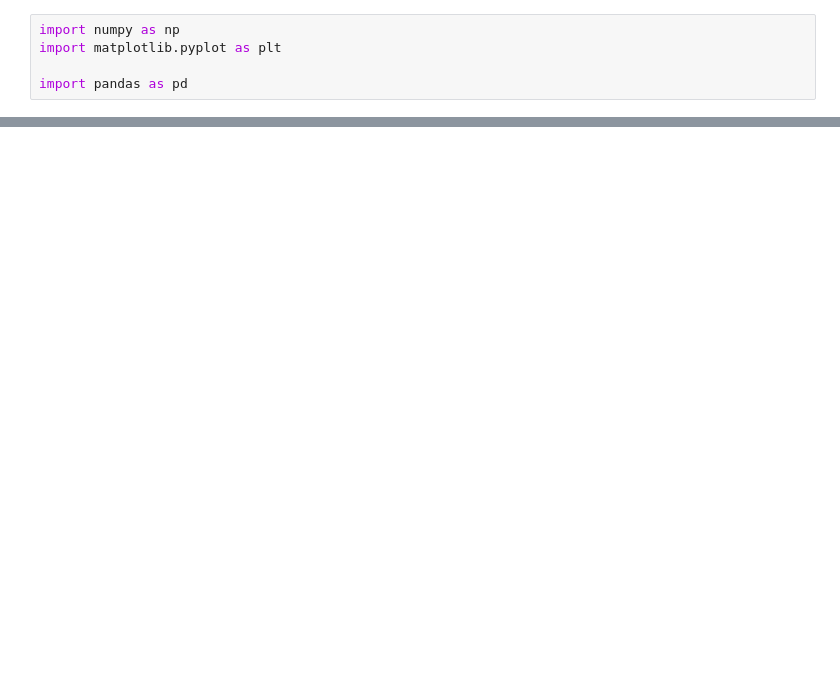
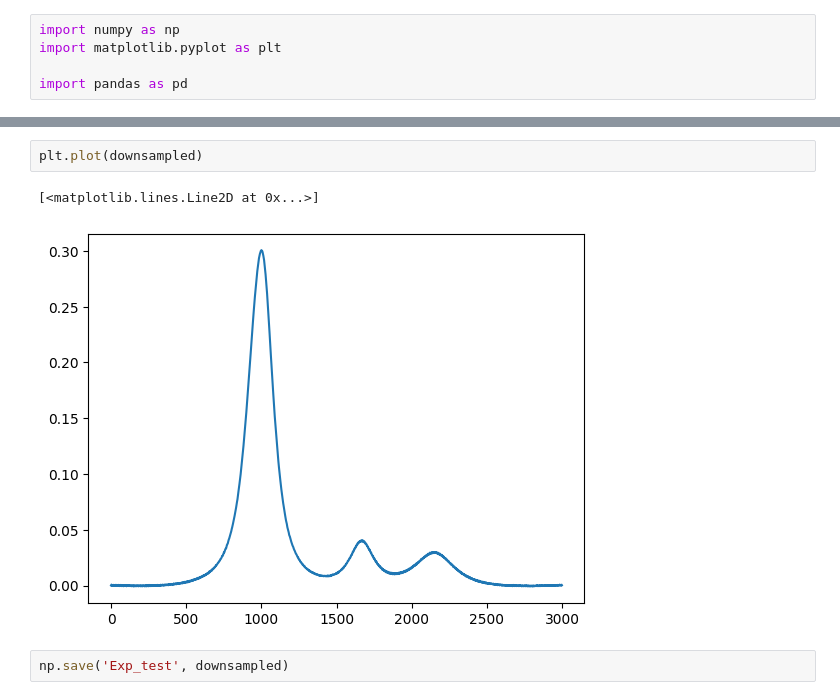
Before and after one commit to CaffineAddic/Flame_dianostics-temperature_profile_estimation_using_ML, a Jupyter notebook: FINAL_VISUAL/final_downsample.ipynb, the cells around one changed output, grey strips where cells are left out. Cells and saved outputs as stored; diff of their text form; blank space fills up the shorter version.

```diff
--- a/FINAL_VISUAL/final_downsample.ipynb
+++ b/FINAL_VISUAL/final_downsample.ipynb
@@ -9,0 +48,7 @@ ValueError: could not convert string '7444.02266791487,1.88662469329119e-05' to
+# %%
+plt.plot(downsampled)
+# %% [output]
+[<matplotlib.lines.Line2D at 0x...>]
+[figure, added]
+# %%
+np.save('Exp_test', downsampled)
```
Also changed, not shown: parts of 7 cells of this notebook, 4 other files.
